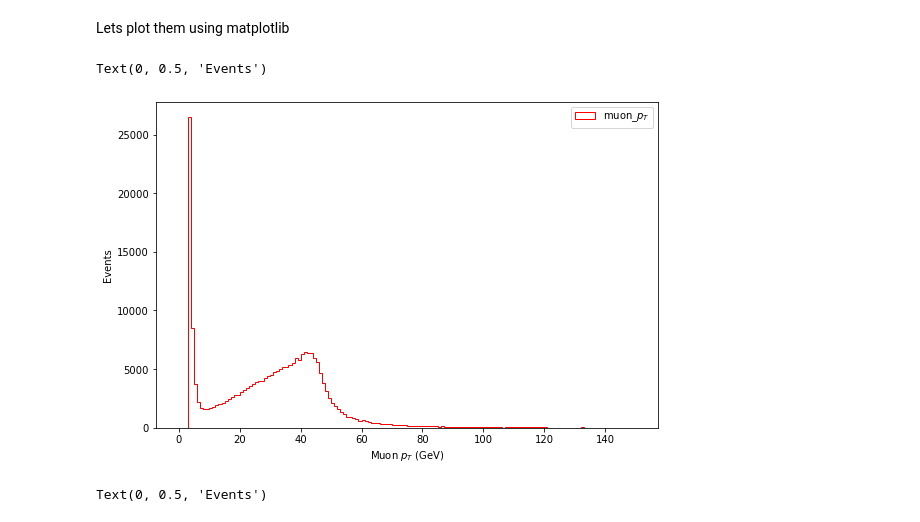
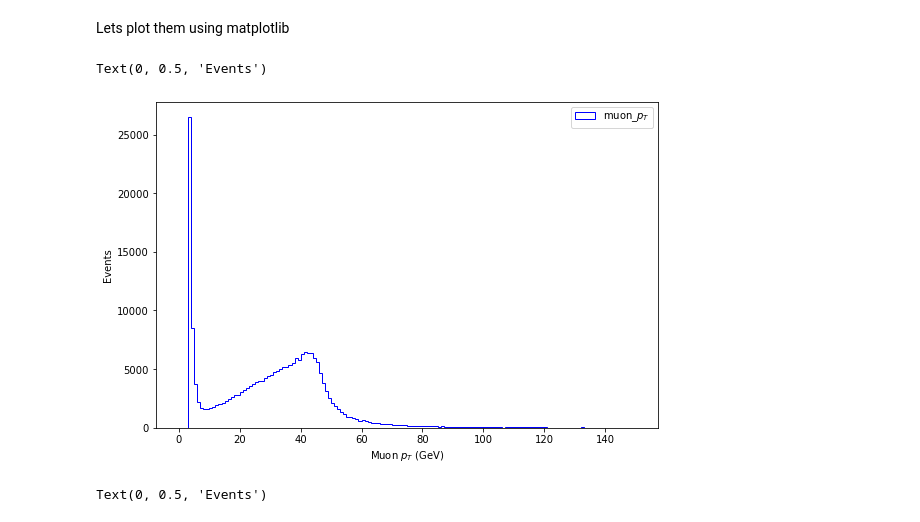
Before and after one commit to Taiantuia/MuonHATSatLPC2020, a Jupyter notebook: Exercise-1-Introduction.ipynb, the cells around one changed output. Saved outputs shown, nothing was run; the diff lists cells and outputs as text; code cells hidden in the pictures.

```diff
--- a/Exercise-1-Introduction.ipynb
+++ b/Exercise-1-Introduction.ipynb
@@ -55,13 +56,13 @@ muon_pt= [[28.913345] [] [52.494305 40.533558 4.394153] ... [54.169434 51.1125]
 Lets plot them using matplotlib
 # %%
 plt.figure(figsize=(9,6))
-plt.hist(muon_pt.flatten(), bins=150, range=[0,150], histtype='step', color='red', label='muon_$p_T$')
+plt.hist(muon_pt.flatten(), bins=150, range=[0,150], histtype='step', color='blue', label='muon_$p_T$')
 plt.legend()
 plt.xlabel(r'Muon $p_T$ (GeV)')
 plt.ylabel('Events')
 # %% [output]
 Text(0, 0.5, 'Events')
-[figure, old version]
+[figure, new version]
 # %%
 plt.figure(figsize=(9,6))
 plt.hist(muon_eta.flatten(), bins=60, range=[-3, 3], histtype='step', color='red', label='muon_$\eta$')
```
Also changed, not shown: parts of 2 cells of this notebook.
